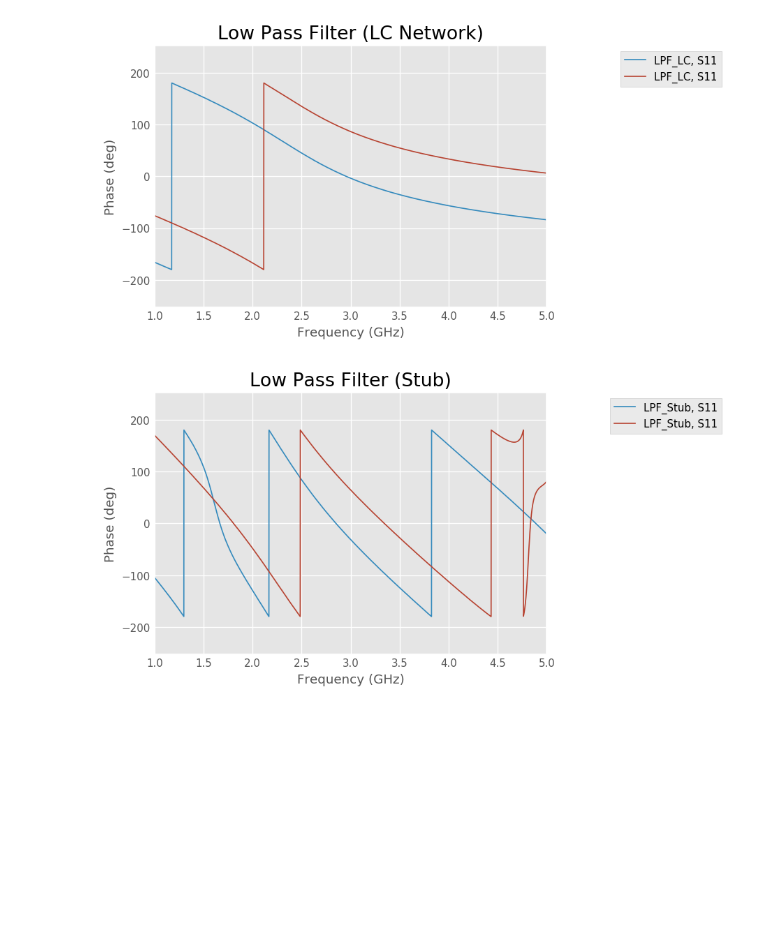
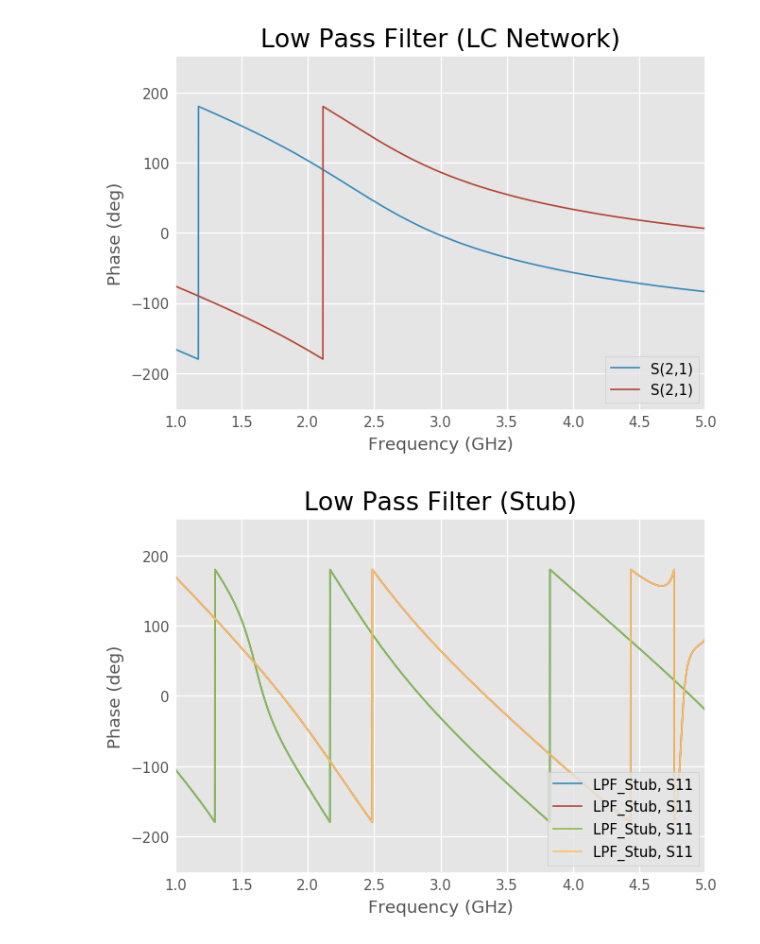
Before and after one commit to CourseReps/ECEN452-SP18, a Jupyter notebook: Students/smilingmelanie/Lab 9/LowPass Filter Phase.ipynb, the cells around one changed output. Saved outputs shown, nothing was run; the diff lists cells and outputs as text; code cells hidden in the pictures; blank space fills up the shorter version.

```diff
--- a/Students/smilingmelanie/Lab 9/LowPass Filter Phase.ipynb
+++ b/Students/smilingmelanie/Lab 9/LowPass Filter Phase.ipynb
@@ -1,57 +1,32 @@
 # %%
 %matplotlib inline
 import skrf as rf
 rf.stylely()
 from skrf.data import ring_slot_meas
 import matplotlib.pyplot as plt
 
 
 plt.title('Low Pass Filter (LC Network)')
 
 from skrf import Network
 ring_slot = Network('LPF_LC.s2p')
-ring_slot.s11.plot_s_deg()
-ring_slot.s21.plot_s_deg()
+ring_slot.s11.plot_s_deg(label='S(2,1)')
+ring_slot.s21.plot_s_deg(label='S(2,1)')
 
-leg = plt.legend( loc = 'upper right')
-
-######################
-#fig = plt.figure()
-ax = fig.add_subplot(221)
-#plt.draw() # Draw the figure so you can find the positon of the legend.
-
-# Get the bounding box of the original legend
-bb = leg.get_bbox_to_anchor().inverse_transformed(ax.transData)
-
-# Change to location of the legend.
-xOffset = 1.0
-bb.x0 += xOffset
-bb.x1 += xOffset
-leg.set_bbox_to_anchor(bb, transform = ax.transAxes)
+leg = plt.legend( loc = 'lower right')
 # %% [output]
-[figure, old version]
+[figure, new version]
-# %%
-plt.title('Low Pass Filter (Stub)')
-from skrf import Network
-ring_slot = Network('LPF_Stub.s2p')
-ring_slot.s11.plot_s_deg()
-ring_slot.s21.plot_s_deg()
-
-leg = plt.legend( loc = 'upper right')
-
-######################
-#fig = plt.figure()
-ax = fig.add_subplot(221)
-#plt.draw() # Draw the figure so you can find the positon of the legend.
-
-# Get the bounding box of the original legend
-bb = leg.get_bbox_to_anchor().inverse_transformed(ax.transData)
-
-# Change to location of the legend.
-xOffset = 1.0
-bb.x0 += xOffset
-bb.x1 += xOffset
-leg.set_bbox_to_anchor(bb, transform = ax.transAxes)
-# %% [output]
-[figure, removed]
+# %%
+plt.title('Low Pass Filter (Stub)')
+from skrf import Network
+ring_slot = Network('LPF_Stub.s2p')
+ring_slot.s11.plot_s_deg()
+ring_slot.s21.plot_s_deg()
+ring_slot2 = Network('LPF_Stub.s2p')
+ring_slot2.s11.plot_s_deg()
+ring_slot2.s21.plot_s_deg()
+
+leg = plt.legend( loc = 'lower right')
+# %% [output]
+[figure, added]
 # %%
```
Also changed, not shown: parts of 1 cell of this notebook, 25 other files.
